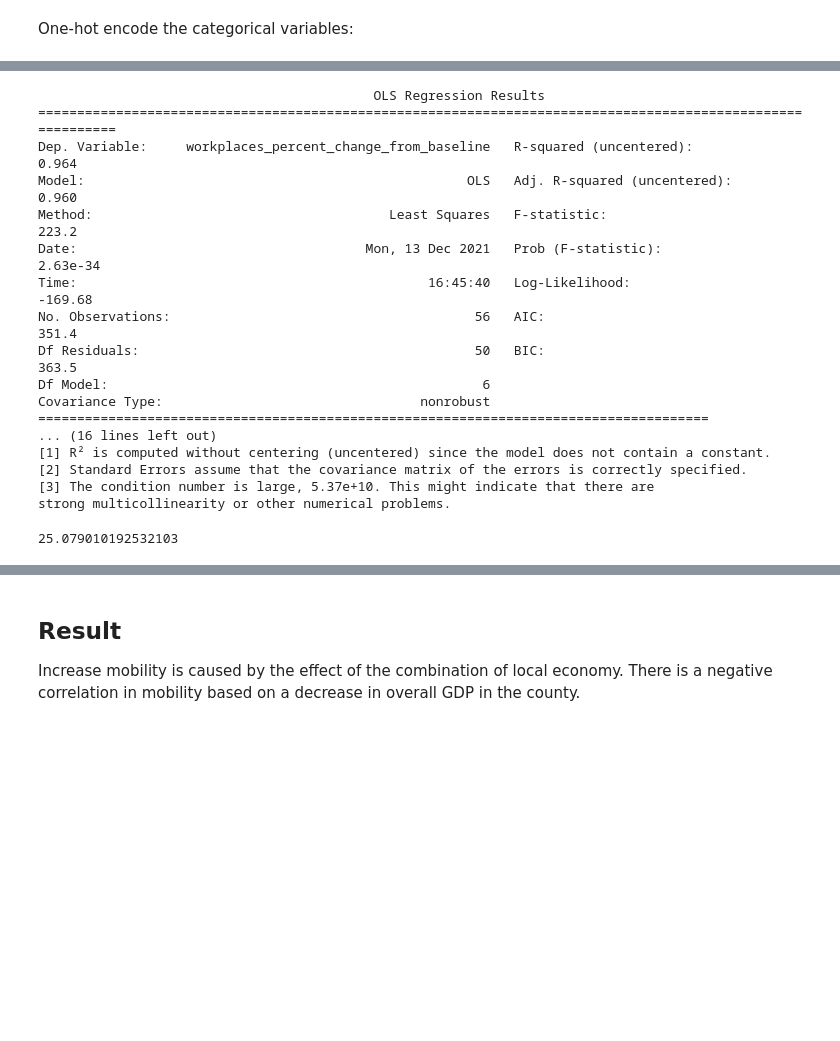
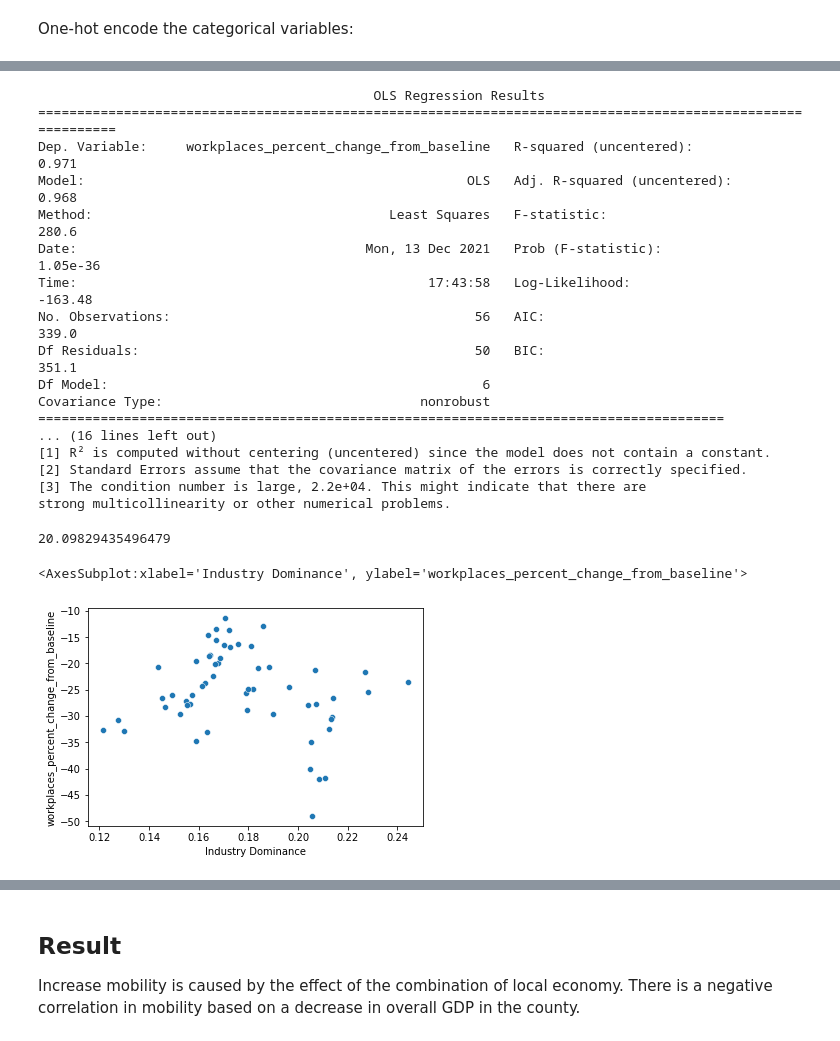
Before and after one commit to pkargupta/mobo102, a Jupyter notebook: Question 1 EDA.ipynb, the cells around one changed output, grey strips where cells are left out. Drawn from its saved outputs; the diff is of its cells as text; code cells hidden in the pictures; blank space fills up the shorter version.

```diff
--- a/Question 1 EDA.ipynb
+++ b/Question 1 EDA.ipynb
@@ -752,28 +734,28 @@ dtype: object
 # %%
 # fit_OLS_model(df, target, explanatory_vars)
-linear_model = fit_OLS_model(X, "workplaces_percent_change_from_baseline", gdp_col[:-1]) # TODO
+linear_model = fit_OLS_model(X, "workplaces_percent_change_from_baseline", cols[:-1]) # TODO
 print(linear_model.summary())
 
 # Compute the mean square error of the values predicted by model. No need to modify here,
-predicted = linear_model.predict(gdp_data[gdp_col[:-1]]).values
+predicted = linear_model.predict(gdp_data[cols[:-1]]).values
 err = mean_squared_error(gdp_data['workplaces_percent_change_from_baseline'].values, predicted)
 err
 # %% [output]
                                            OLS Regression Results
 ============================================================================================================
-Dep. Variable:     workplaces_percent_change_from_baseline   R-squared (uncentered):                   0.964
-Model:                                                 OLS   Adj. R-squared (uncentered):              0.960
-Method:                                      Least Squares   F-statistic:                              223.2
-Date:                                     Mon, 13 Dec 2021   Prob (F-statistic):                    2.63e-34
-Time:                                             16:45:40   Log-Likelihood:                         -169.68
-No. Observations:                                       56   AIC:                                      351.4
-Df Residuals:                                           50   BIC:                                      363.5
+Dep. Variable:     workplaces_percent_change_from_baseline   R-squared (uncentered):                   0.971
+Model:                                                 OLS   Adj. R-squared (uncentered):              0.968
+Method:                                      Least Squares   F-statistic:                              280.6
+Date:                                     Mon, 13 Dec 2021   Prob (F-statistic):                    1.05e-36
+Time:                                             17:43:58   Log-Likelihood:                         -163.48
+No. Observations:                                       56   AIC:                                      339.0
+Df Residuals:                                           50   BIC:                                      351.1
 Df Model:                                                6
 Covariance Type:                                 nonrobust
-======================================================================================
+========================================================================================
 ... (16 lines left out)
 [1] R² is computed without centering (uncentered) since the model does not contain a constant.
 [2] Standard Errors assume that the covariance matrix of the errors is correctly specified.
-[3] The condition number is large, 5.37e+10. This might indicate that there are
+[3] The condition number is large, 2.2e+04. This might indicate that there are
 strong multicollinearity or other numerical problems.
-25.079010192532103
+20.09829435496479
@@ -785,0 +762,5 @@ X
+# %%
+sns.scatterplot(x=gdp_data['Industry Dominance'], y=gdp_data['workplaces_percent_change_from_baseline'])
+# %% [output]
+<AxesSubplot:xlabel='Industry Dominance', ylabel='workplaces_percent_change_from_baseline'>
+[figure, added]
```
Also changed, not shown: parts of 20 cells of this notebook.
